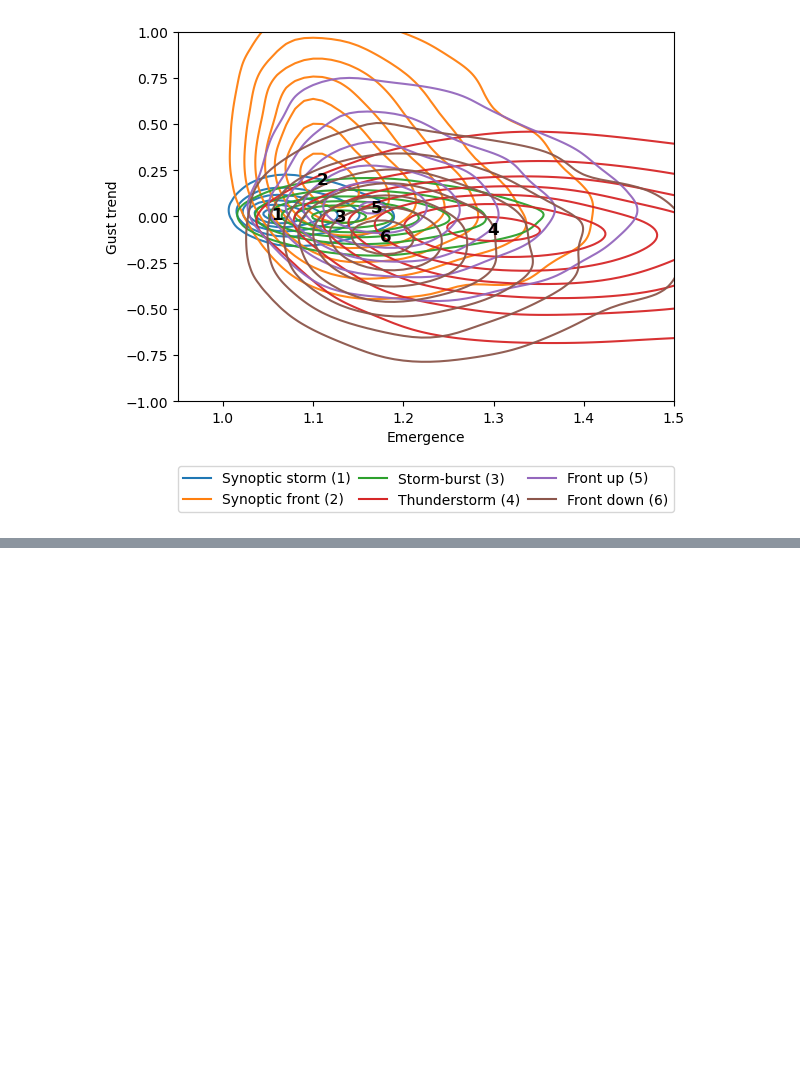
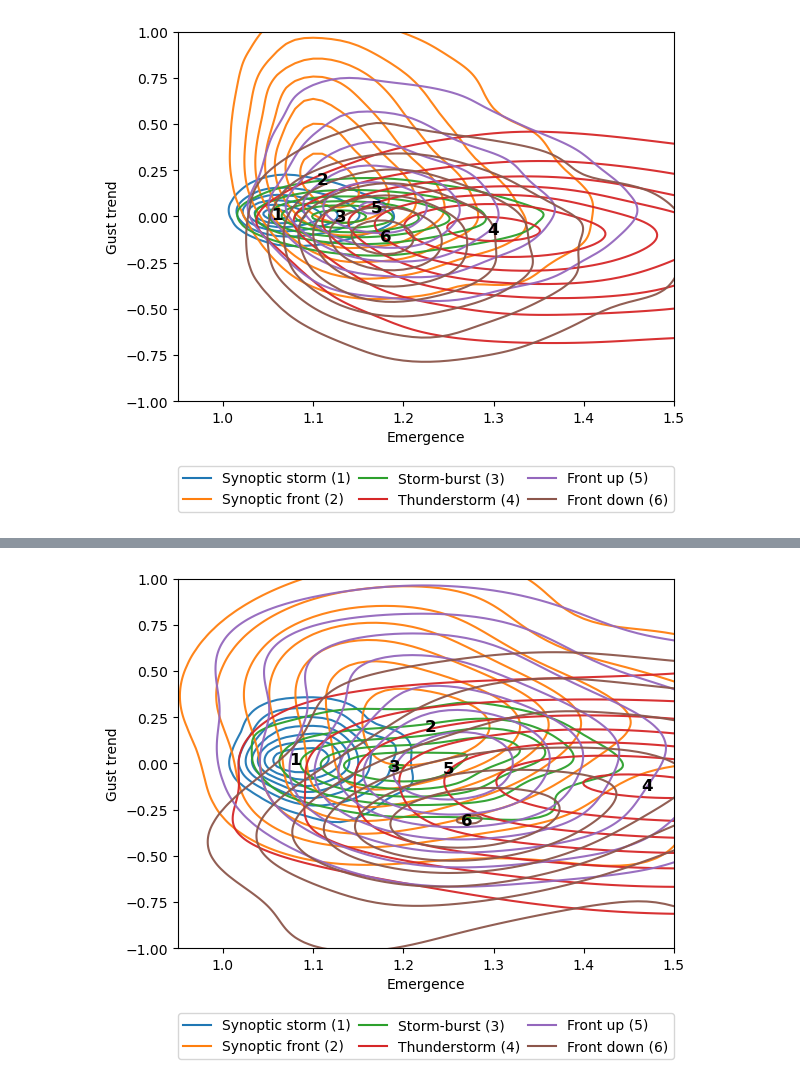
Before and after one commit to GeoscienceAustralia/nhi-tsed, a Jupyter notebook: code/KDE cluster maps for storm types.ipynb, the cells around one changed output, grey strips where cells are left out. Saved outputs shown, nothing was run; the diff lists cells and outputs as text; code cells hidden in the pictures; blank space fills up the shorter version.

```diff
--- a/code/KDE cluster maps for storm types.ipynb
+++ b/code/KDE cluster maps for storm types.ipynb
@@ -140,0 +161,57 @@ plt.savefig(os.path.join(ALLEVENTPATH, "emergence_trnd_kde.jpg"), dpi=600, bbox_
+# %%
+synZ = calcKDE(compTraindf, xgrid, ygrid, 'Synoptic storm')
+syfZ = calcKDE(compTraindf, xgrid, ygrid, 'Synoptic front')
+stbZ = calcKDE(compTraindf, xgrid, ygrid, 'Storm-burst')
+
+tsZ = calcKDE(compTraindf, xgrid, ygrid, 'Thunderstorm')
+fruZ = calcKDE(compTraindf, xgrid, ygrid, 'Front up')
+frdZ = calcKDE(compTraindf, xgrid, ygrid, 'Front down')
+
+synIdxMax = np.unravel_index(np.argmax(synZ, axis=None), synZ.shape)
+syfIdxMax = np.unravel_index(np.argmax(syfZ, axis=None), syfZ.shape)
+stbIdxMax = np.unravel_index(np.argmax(stbZ, axis=None), stbZ.shape)
+tsIdxMax = np.unravel_index(np.argmax(tsZ, axis=None), tsZ.shape)
+fruIdxMax = np.unravel_index(np.argmax(fruZ, axis=None), fruZ.shape)
+frdIdxMax = np.unravel_index(np.argmax(frdZ, axis=None), frdZ.shape)
+# %%
+pal = sns.color_palette(as_cmap=True)
+fig, ax = plt.subplots()
+ax.contour(X, Y, synZ, colors=pal[0], levels=7, alpha=0.95)
+ax.contour(X, Y, syfZ, colors=pal[1], levels=7, alpha=0.95)
+ax.contour(X, Y, stbZ, colors=pal[2], levels=7, alpha=0.95)
+
+ax.contour(X, Y, tsZ, colors=pal[3], levels=7, alpha=0.95)
+ax.contour(X, Y, fruZ, colors=pal[4], levels=7, alpha=0.95)
+ax.contour(X, Y, frdZ, colors=pal[5], levels=7, alpha=0.95)
+
+kwargs = {"ha": "center",
+          "va": "center",
+          "fontweight": "bold",
+          "fontsize": "large"}
+ax.text(xgrid[synIdxMax[1]], ygrid[synIdxMax[0]], s="1", **kwargs)
+ax.text(xgrid[syfIdxMax[1]], ygrid[syfIdxMax[0]], s="2", **kwargs)
+ax.text(xgrid[stbIdxMax[1]], ygrid[stbIdxMax[0]], s="3", **kwargs)
+
+ax.text(xgrid[tsIdxMax[1]], ygrid[tsIdxMax[0]], s="4", **kwargs)
+ax.text(xgrid[fruIdxMax[1]], ygrid[fruIdxMax[0]], s="5", **kwargs)
+ax.text(xgrid[frdIdxMax[1]], ygrid[frdIdxMax[0]], s="6", **kwargs)
+
+
+ax.set_xlim((0.95, 1.5))
+ax.set_ylim((-1.0, 1.0))
+ax.set_xlabel("Emergence")
+ax.set_ylabel("Gust trend")
+
+# Now do the legend:
+lines = []
+stormTypes = ['Synoptic storm', 'Synoptic front', 'Storm-burst',
+              'Thunderstorm','Front up', 'Front down']
+for i, label in enumerate(stormTypes):
+    l = mlines.Line2D([], [], color=pal[i], label=f"{label} ({i+1})")
+    lines.append(l)
+
+ax.legend(handles=lines, bbox_to_anchor=(0., -.3, 1., .102), loc='lower center',
+                      ncols=3, mode="expand", borderaxespad=0.)
+plt.savefig(os.path.join(ALLEVENTPATH, "emergence_trend_kde_trainevents.jpg"), dpi=600, bbox_inches="tight")
+# %% [output]
+[figure, added]
```
Also changed, not shown: parts of 6 cells of this notebook.
